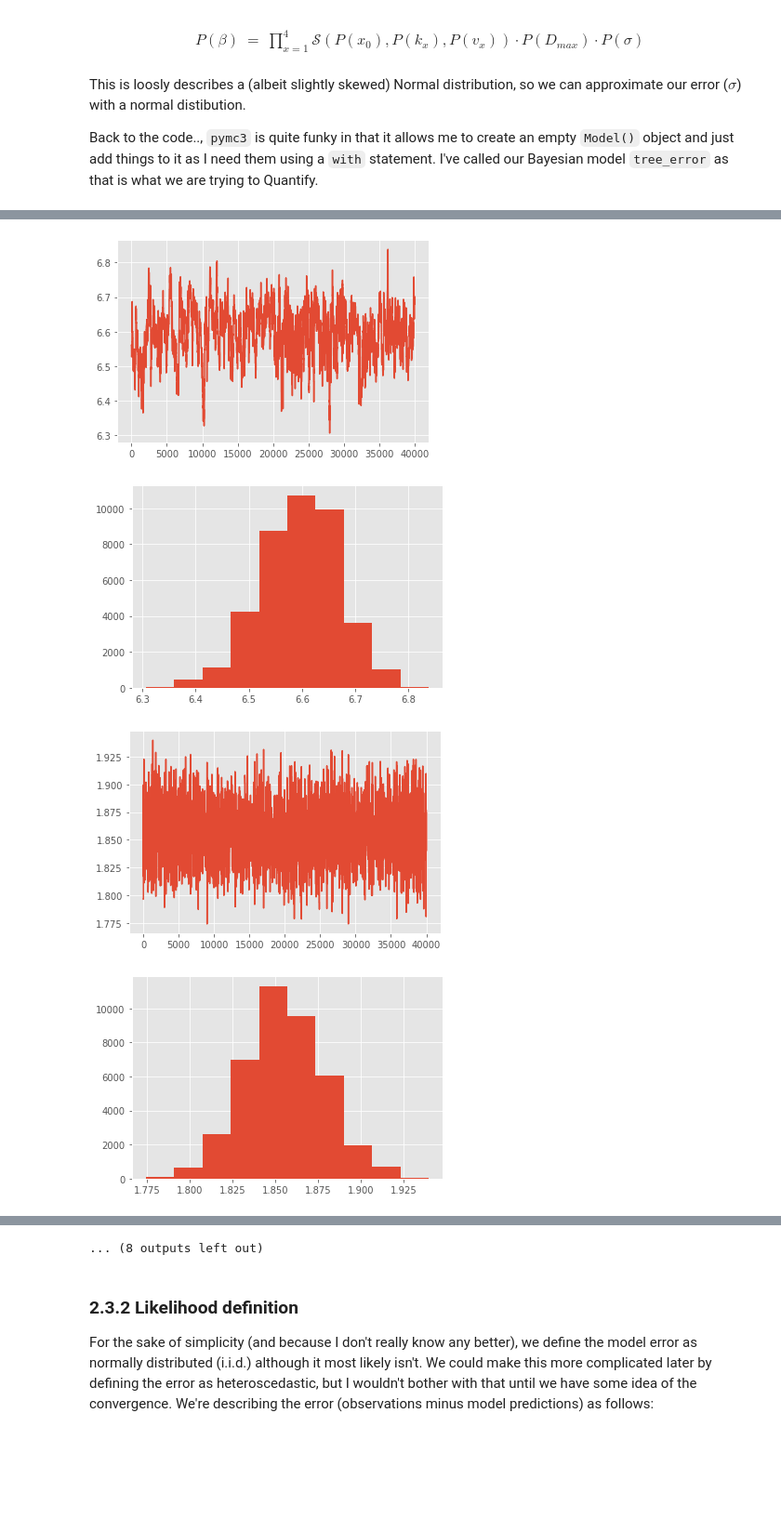
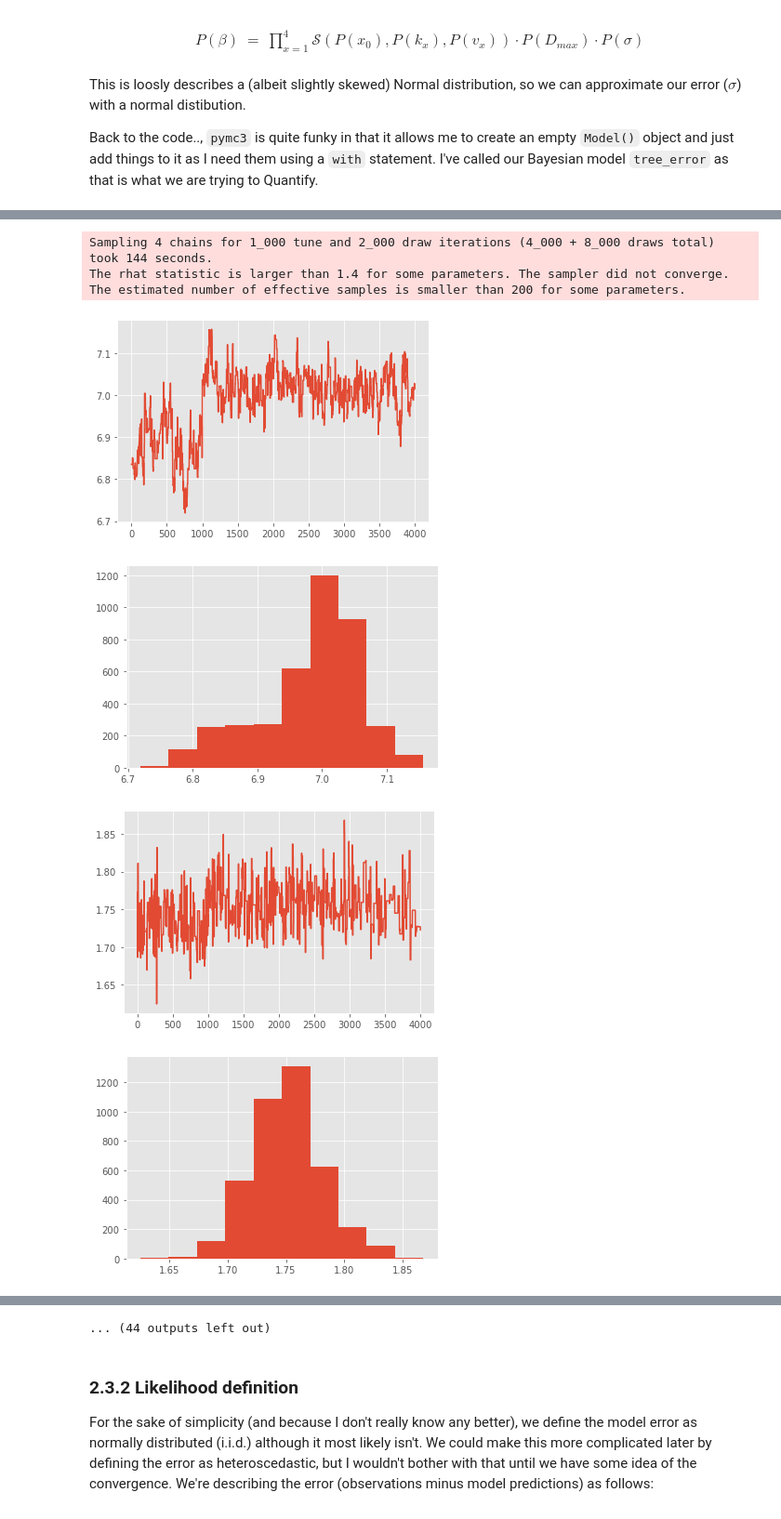
Before and after one commit to douglask3/savanna_fire_feedback_test, a Jupyter notebook: notebooks/bayesian_inference.ipynb, the cells around one changed output, grey strips where cells are left out. Shown at 93% size. Drawn from its saved outputs; the diff is of its cells as text; code cells hidden in the pictures; blank space fills up the shorter version.

```diff
--- a/notebooks/bayesian_inference.ipynb
+++ b/notebooks/bayesian_inference.ipynb
@@ -92,8 +92,8 @@ plt.style.use('ggplot')
 %matplotlib inline
 
 # paths and parameters
-sample_pc     = 10
-nIterations   = 20000
+sample_pc     = 5
+nIterations   = 2000
 nJobs         = 2
 nChains       = 2
 outPath       = "../data/vegFracControls.csv"
@@ -141,7 +141,7 @@ def SW(sw1, sw2, d):
     return sw1 + d * sw2 /(1.0 + d)
 
 
-def mortality(fire, drought, maxTemp, pop_density, v_drought, v_maxTemp, v_pop,
+def mortality(fire, drought, maxTemp, wind, pop_density, v_drought, v_maxTemp, v_wind, v_pop,
               p_fire, k_popden, p_drought):#, min_maxTemp, max_maxTemp, p_maxTemp):
     """
     Definition of mortality
@@ -155,9 +155,9 @@ def mortality(fire, drought, maxTemp, pop_density, v_drought, v_maxTemp, v_pop,
     pop_density = 1 - tt.exp(pop_density * (-1.0/ k_popden))
 
     fire = fire**(p_fire)
-    mort = fire  +  v_drought * drought  +  v_maxTemp * maxTemp  +  v_pop * pop_density
+    mort = fire  +  v_drought * drought  +  v_maxTemp * maxTemp  +  v_pop * pop_density  + v_wind * wind
 
-    return mort / (1.0 + v_drought + v_maxTemp + v_pop)
+    return mort / (1.0 + v_drought + v_maxTemp + v_pop + v_wind)
 
 def exclusion(urban_area, crop_area, pasture_area, v_crop, v_pas):
     """
@@ -304,7 +304,7 @@ def make_zero_inflated_normal(mu, sigma, pz, x):
         tt.log(1-pz) - tt.log(sigma * tt.sqrt(2*math.pi)) - ((x-mu)**2)/(2*sigma**2)
     )
 # %%
-def run_pr_droughtVar(pr_dataset, drough_var):
+def run_pr_droughtVar(pr_dataset, drough_var, fire_dataset):
     with pm3.Model() as tree_error:
 
     # first for the sigmoids
@@ -330,12 +330,13 @@ def run_pr_droughtVar(pr_dataset, drough_var):
         #cNpp = pm3.Uniform('cNPP', 0.0, 10)
         v_drought  = pm3.Exponential('v_drought', 1.0)
         v_maxTemp  = pm3.Exponential('v_maxTemp', 1.0)
+        v_wind     = pm3.Exponential('v_wind', 1.0)
         v_popDen   = pm3.Exponential('v_popDen' , 1.0)
         v_crop     = pm3.Exponential('v_crop'   , 1.0)
         v_pas      = pm3.Exponential('v_pas'    , 1.0)
 
         trans_d    = pm3.Exponential('trans_d'  , 1.0)
-        p_fire    = pm3.Exponential('p_fire', 1.0)
+        p_fire     = pm3.Exponential('p_fire', 1.0)
         k_popden   = pm3.Exponential('k_popden' , 10.0)
 
         p_drought    = pm3.Exponential('p_drought', 1.0)
@@ -354,11 +355,14 @@ def run_pr_droughtVar(pr_dataset, drough_var):
         # transform hyper-covariates
         MAP_var = 'MAP_' + pr_dataset
         drght_var = drough_var + '_' + pr_dataset
+        fire_var = 'BurntArea_' + fire_dataset
         f_precip = MAP(fd[MAP_var].values)
         f_temp   = MAT(fd["MAT"].values)#, min_mat, max_mat)
         f_sw     = SW (fd["SW"].values, fd["SW.1"].values, trans_d)
-        f_mort   = mortality(fd["BurntArea"].values, fd[drght_var].values, fd["MTWM"].values, fd["PopDen"].values,
-                             v_drought, v_maxTemp, v_popDen, p_fire, k_popden, p_drought)#, min_maxTemp, max_maxTemp, p_maxTemp)
+        f_mort   = mortality(fd[fire_var].values, fd['MaxWind'].values, fd["MTWM"].values, fd["MTWM"].values,
+                             fd["PopDen"].values,
+                             v_drought, v_maxTemp, v_wind, v_popDen,
+                             p_fire, k_popden, p_drought)#, min_maxTemp, max_maxTemp, p_maxTemp)
         f_exc    = exclusion(fd["urban"].values, fd["crop"].values, fd["pas"].values, v_crop, v_pas)
 
 
@@ -390,7 +394,7 @@ def run_pr_droughtVar(pr_dataset, drough_var):
     vals = [cutLastX(i, mcmc_traces) for i in varnames]
 
     vals = pd.DataFrame(np.array(vals).T, columns=varnames)
-    out_fname = param_outpath + '_' + pr_dataset + '_' + drough_var + '.csv'
+    out_fname = param_outpath + '_' + pr_dataset + '_' + drough_var + '_' + fire_dataset + '.csv'
     vals.to_csv(out_fname, index=False)
     plt.plot(vals["MAP_x0"])
     plt.show()
@@ -429,5 +442,6 @@ The estimated number of effective samples is smaller than 200 for some parameter
 # %%
 for pr_d in ['GPCC', 'CRU']:#, 'MSWEP', 'CMORPH']:
     for dr_v in ['MADD', 'MADM']:#, 'MConc', 'MDDM']:
-        run_pr_droughtVar(pr_d, dr_v)
+        for ba_d in ['GFED_four_s', 'GFED_four']:#, 'BurntArea_MCD_forty_five', 'meris', 'MODIS', 'MCD']:
+            run_pr_droughtVar(pr_d, dr_v, ba_d)
 # %% [output]
@@ -451,4 +466,7 @@ The estimated number of effective samples is smaller than 200 for some parameter
+Sampling 4 chains for 1_000 tune and 2_000 draw iterations (4_000 + 8_000 draws total) took 144 seconds.
+The rhat statistic is larger than 1.4 for some parameters. The sampler did not converge.
+The estimated number of effective samples is smaller than 200 for some parameters.
-[figure, old version]
+[figure, new version]
-[figure, old version]
+[figure, new version]
-[figure, old version]
+[figure, new version]
-[figure, old version]
+[figure, new version]
@@ -494,4 +496,4 @@ The estimated number of effective samples is smaller than 200 for some parameter
-... (8 outputs left out)
+... (44 outputs left out)
 # %% [markdown]
 ### 2.3.2 Likelihood definition
 
```
Also changed, not shown: parts of 5 cells of this notebook.
